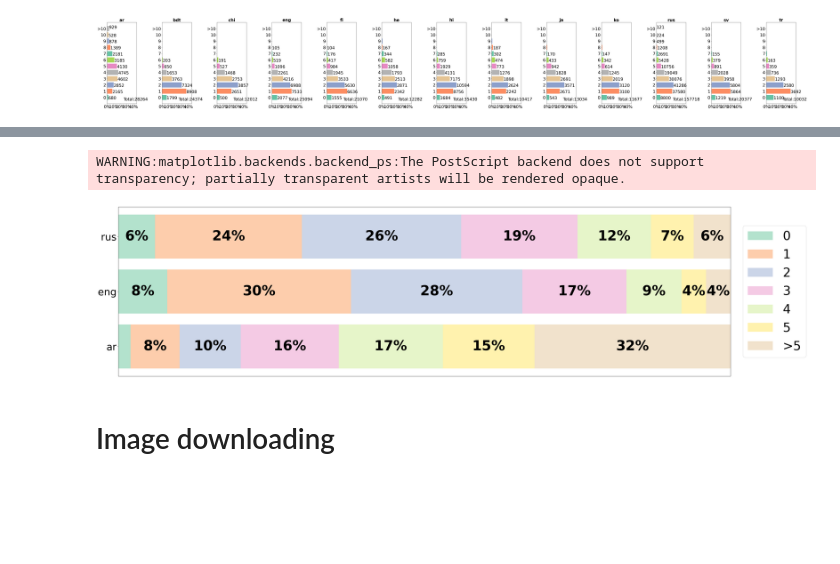
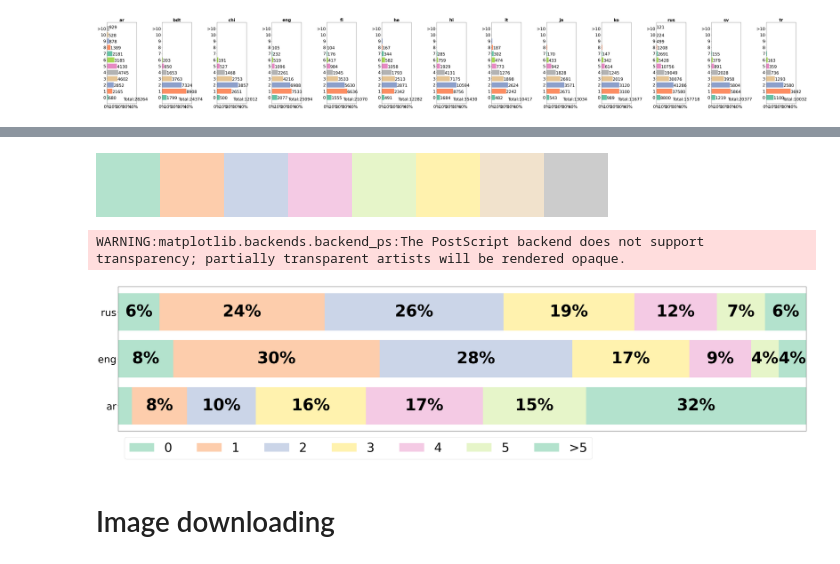
Before and after one commit to Derinhelm/treebank_statistics, a Jupyter notebook: treebank_stat.ipynb, the cells around one changed output, grey strips where cells are left out. Saved outputs shown, nothing was run; the diff lists cells and outputs as text; code cells hidden in the pictures; blank space fills up the shorter version.

```diff
--- a/treebank_stat.ipynb
+++ b/treebank_stat.ipynb
@@ -1040,6 +1043,10 @@ pd.DataFrame(root_depths, index=labels)
 | 9 | (878, 3%) | (4, 0%) | (2, 0%) | (38, 0%) | (51, 0%) | (75, 1%) | (19, 0%) | (84, 1%) | (55, 0%) | (24, 0%) | (499, 0%) | ... |
 | 10 | (528, 2%) | (0, 0%) | (0, 0%) | (18, 0%) | (23, 0%) | (32, 0%) | (5, 0%) | (27, 0%) | (28, 0%) | (7, 0%) | (224, 0%) | ... |
 | >10 | (929, 3%) | (0, 0%) | (0, 0%) | (11, 0%) | (16, 0%) | (14, 0%) | (7, 0%) | (48, 0%) | (11, 0%) | (10, 0%) | (121, 0%) | ... |
+# %%
+colormaps["Pastel2"]
+# %% [output]
+[figure, added]
 # %%
 plt.rcParams['xtick.labelsize'] = 0
 plt.rcParams['ytick.labelsize'] = 40
@@ -1051,23 +1058,24 @@ border = 5
 root_depth_languages = ['ar', 'eng', 'rus']
 labels = list(range(0, border + 1)) + [f">{border}"]
 plt.xlim([0, 100])
+colors = colormaps["Pastel2"].colors[:3] + (colormaps["Pastel2"].colors[5], ) + colormaps["Pastel2"].colors[3:5]
 for i, lang in enumerate(root_depth_languages):
     total_lang = root_depth_counters[lang].total()
     lang_widths = [round(root_depth_counters[lang][i] / total_lang * 100, 0) for i in range(0, border + 1)] + \
                   [round(get_more(root_depth_counters[lang], border) / total_lang * 100, 0) ]
 
     lefts = [0] + [sum(lang_widths[:i + 1]) for i in range(len(lang_widths) - 1)]
-    rects = plt.barh(lang, lang_widths, left=lefts, color=colormaps["Pastel2"].colors, label=labels)
-    plt.bar_label(rects, label_type='center', fmt=lambda i: f"{i:.0f}%" if i > 2 else "", fontsize=55, weight='heavy')
+    rects = plt.barh(lang, lang_widths, left=lefts, color=colors, label=labels)
+    plt.bar_label(rects, label_type='center', fmt=lambda i: f"{i:.0f}%" if i > 2 else "", fontsize=65, weight='heavy')
     if i == 0:
-      plt.legend(ncols=1, bbox_to_anchor=(1.01, 0.5),
-        loc='center left', fontsize=50)
+      plt.legend(ncols=7, bbox_to_anchor=(0.0, 0.0),
+        loc='upper left', fontsize=50)
 
 plt.savefig('imgs/depth_root.eps', format='eps', dpi=300, bbox_inches='tight')
 plt.show()
 # %% [output]
 WARNING:matplotlib.backends.backend_ps:The PostScript backend does not support transparency; partially transparent artists will be rendered opaque.
-[figure, old version]
+[figure, new version]
 # %%
 plt.rcParams['xtick.labelsize'] = 12
 plt.rcParams['ytick.labelsize'] = 12
```
Also changed, not shown: parts of 14 cells of this notebook.
